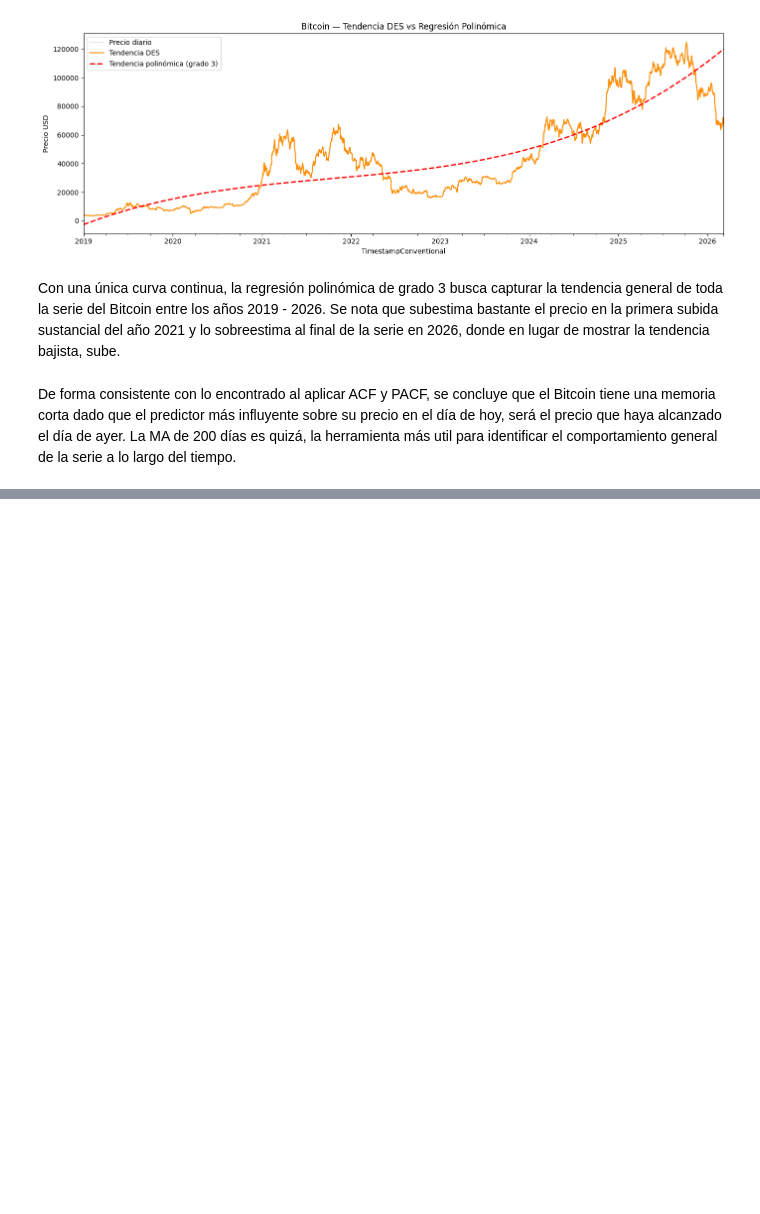
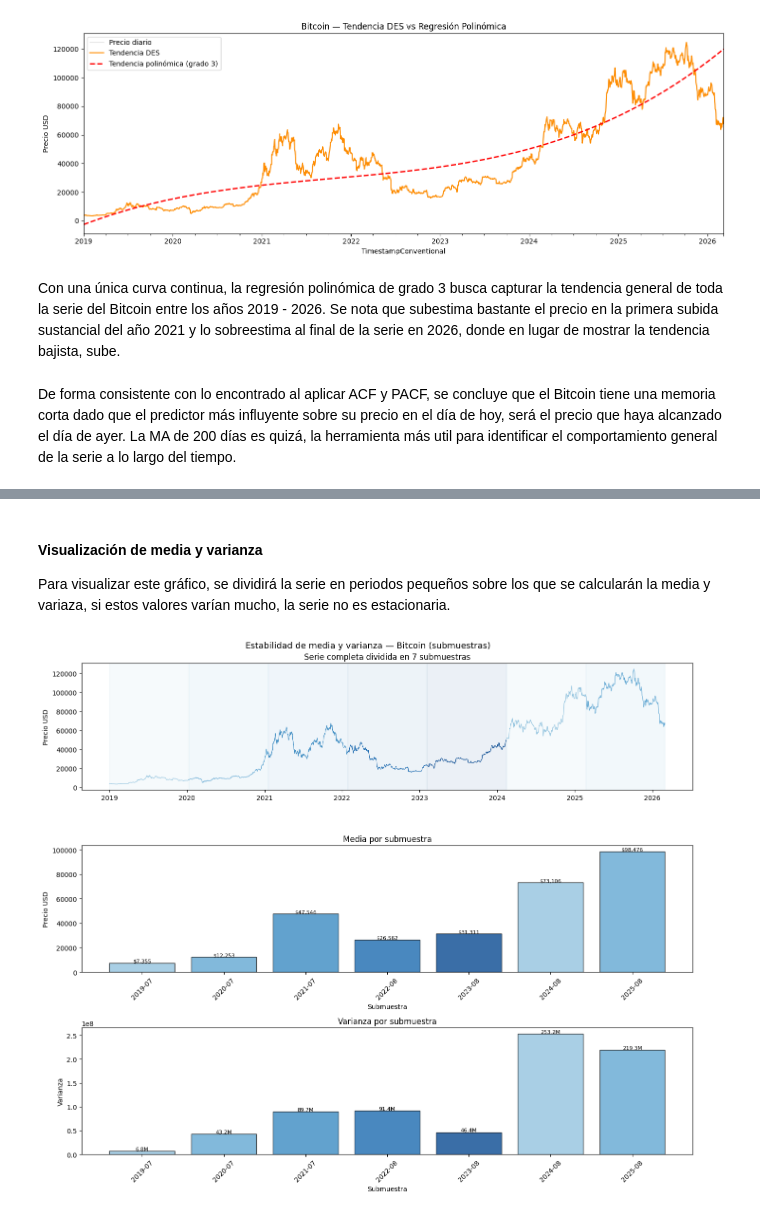
Before and after one commit to T1fff/Proyecto-Investigacion-Bitcoin, a Jupyter notebook: index.ipynb, the cells around one changed output, grey strips where cells are left out. Drawn from its saved outputs; the diff is of its cells as text; code cells hidden in the pictures; blank space fills up the shorter version.

```diff
--- a/index.ipynb
+++ b/index.ipynb
@@ -625,0 +663,51 @@ De forma consistente con lo encontrado al aplicar ACF y PACF, se concluye que el
+# %% [markdown]
+#### Visualización de media y varianza
+Para visualizar este gráfico, se dividirá la serie en periodos pequeños sobre los que se calcularán la media y variaza, si estos valores varían mucho, la serie no es estacionaria.
+# %%
+n_splits = 7
+split_size = len(serie_diaria) // n_splits
+submuestras = [serie_diaria.iloc[i*split_size:(i+1)*split_size] for i in range(n_splits)]
+
+medias    = [s.mean() for s in submuestras]
+varianzas = [s.var() for s in submuestras]
+fechas    = [s.index[len(s)//2] for s in submuestras]
+
+fig, axes = plt.subplots(3, 1, figsize=(14, 12), sharex=False)
+
+
+x = np.linspace(0, 10, 100)
+N = 5  # número de tonos
+cmap = plt.cm.Blues
+colores = [cmap(0.4 + 0.5*i/(N-1)) for i in range(N)]
+
+for i, s in enumerate(submuestras):
+    axes[0].plot(s.index, s.values, color=colores[i % len(colores)], linewidth=0.8)
+    axes[0].axvspan(s.index[0], s.index[-1], alpha=0.08, color=colores[i % len(colores)])
+axes[0].set_title('Serie completa dividida en 7 submuestras')
+axes[0].set_ylabel('Precio USD')
+
+#Media
+axes[1].bar(range(n_splits), medias, color=colores[:n_splits], edgecolor='black', alpha=0.8)
+axes[1].set_title('Media por submuestra')
+axes[1].set_ylabel('Precio USD')
+axes[1].set_xlabel('Submuestra')
+axes[1].set_xticks(range(n_splits))
+axes[1].set_xticklabels([f.strftime('%Y-%m') for f in fechas], rotation=45)
+for i, v in enumerate(medias):
+    axes[1].text(i, v + 500, f'${v:,.0f}', ha='center', fontsize=8)
+
+#Varianza
+axes[2].bar(range(n_splits), varianzas, color=colores[:n_splits], edgecolor='black', alpha=0.8)
+axes[2].set_title('Varianza por submuestra')
+axes[2].set_ylabel('Varianza')
+axes[2].set_xlabel('Submuestra')
+axes[2].set_xticks(range(n_splits))
+axes[2].set_xticklabels([f.strftime('%Y-%m') for f in fechas], rotation=45)
+for i, v in enumerate(varianzas):
+    axes[2].text(i, v + 1e6, f'{v/1e6:.1f}M', ha='center', fontsize=8)
+
+plt.suptitle('Estabilidad de media y varianza — Bitcoin (submuestras)', fontsize=13)
+plt.tight_layout()
+plt.show()
+# %% [output]
+[figure, added]
```
Also changed, not shown: parts of 5 cells of this notebook.
